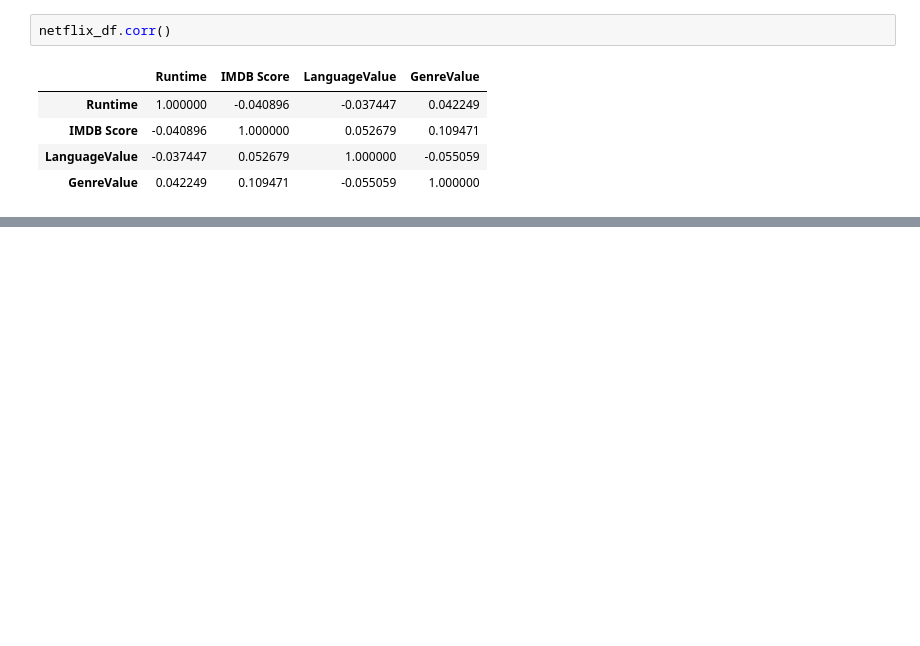
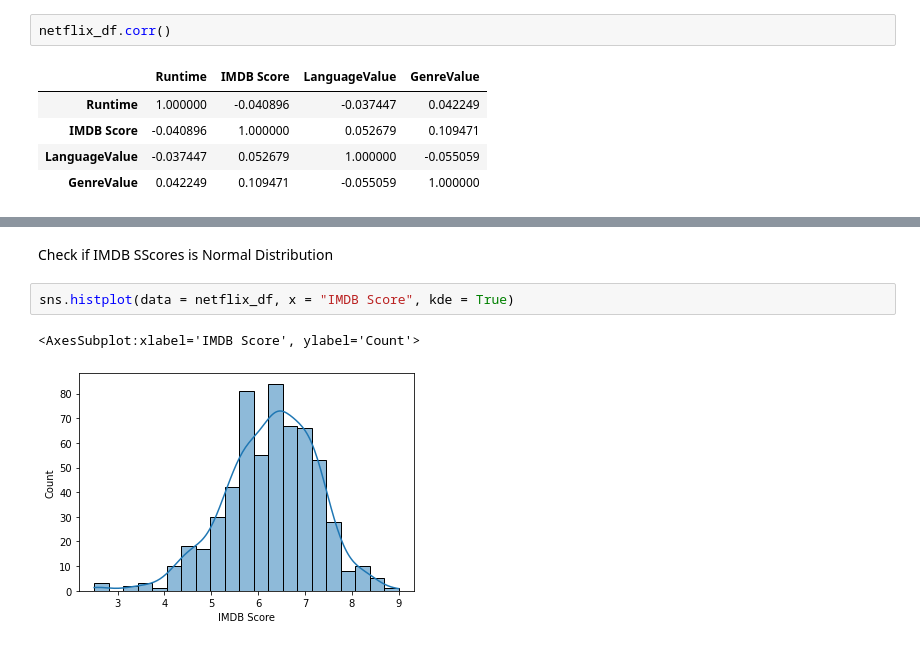
Before and after one commit to azrielortega/CSMODEL-Project-1, a Jupyter notebook: Group 23 - Project 1.ipynb, the cells around one changed output, grey strips where cells are left out. Drawn from its saved outputs; the diff is of its cells as text; blank space fills up the shorter version.

```diff
--- a/Group 23 - Project 1.ipynb
+++ b/Group 23 - Project 1.ipynb
@@ -366,0 +376,7 @@ netflix_df.corr()
+# %% [markdown]
+Check if IMDB SScores is Normal Distribution
+# %%
+sns.histplot(data = netflix_df, x = "IMDB Score", kde = True)
+# %% [output]
+<AxesSubplot:xlabel='IMDB Score', ylabel='Count'>
+[figure, added]
```
Also changed, not shown: parts of 16 cells of this notebook.
